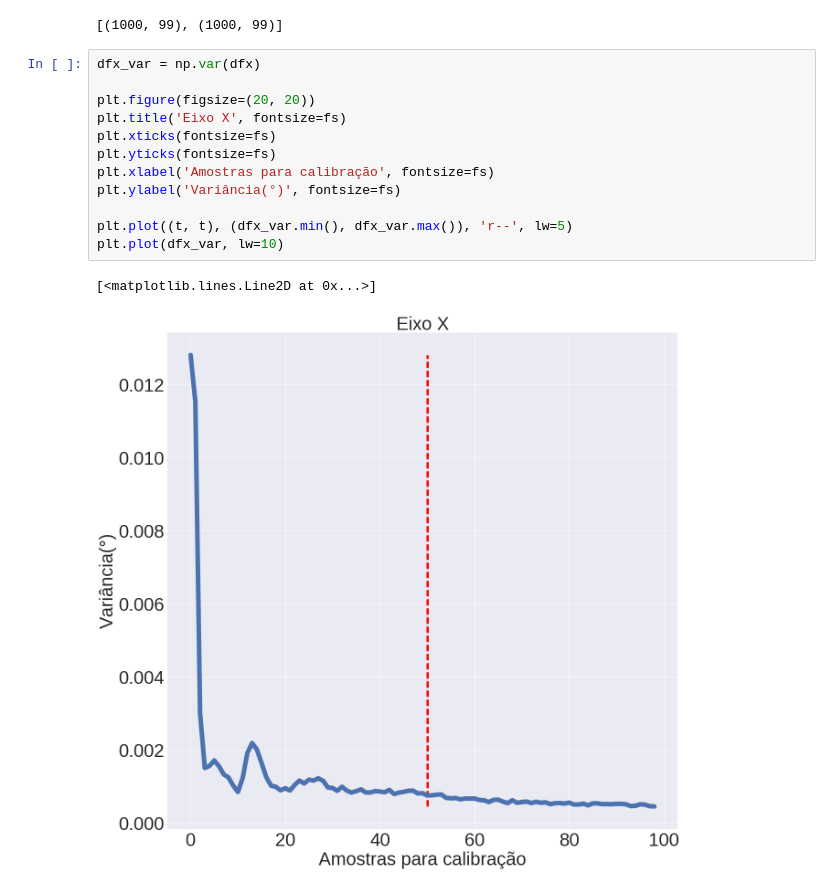
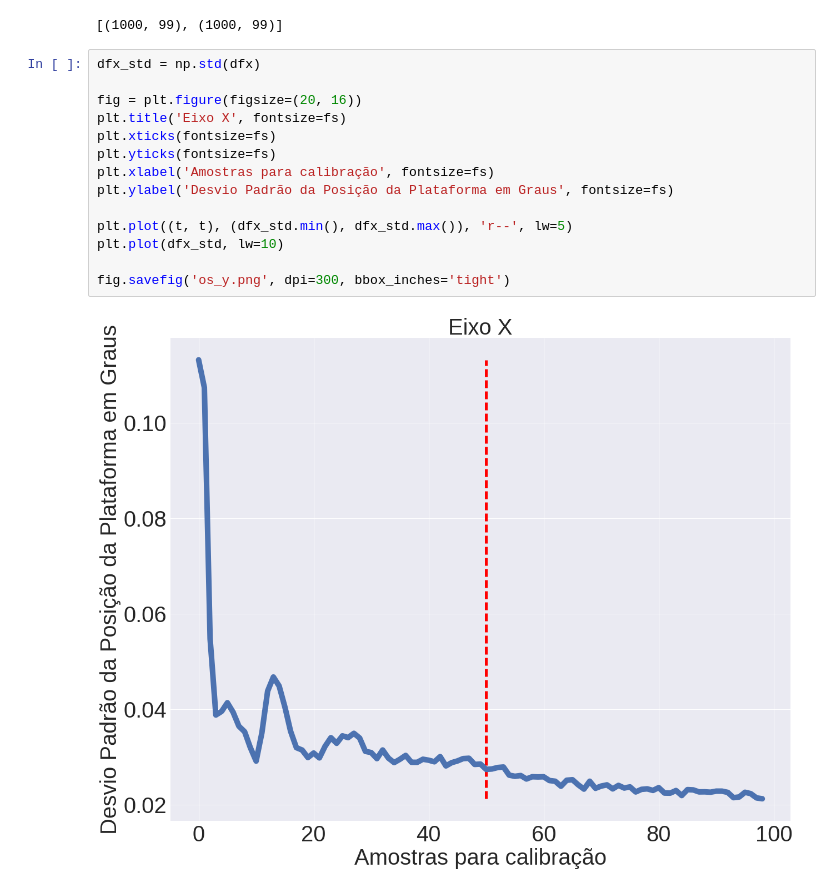
Before and after one commit to Amimaro/Accelerometer-Calibration, a Jupyter notebook: Offset_Plot.ipynb, the cells around one changed output. Cells and saved outputs as stored; diff of their text form.

```diff
--- a/Offset_Plot.ipynb
+++ b/Offset_Plot.ipynb
@@ -23,18 +23,19 @@ dfy_norm = (dfy - dfy.mean()) / (dfy.max() - dfy.min())
 # %% [output]
 [(1000, 99), (1000, 99)]
 # %%
-dfx_var = np.var(dfx)
+dfx_std = np.std(dfx)
 
-plt.figure(figsize=(20, 20))
+fig = plt.figure(figsize=(20, 16))
 plt.title('Eixo X', fontsize=fs)
 plt.xticks(fontsize=fs)
 plt.yticks(fontsize=fs)
 plt.xlabel('Amostras para calibração', fontsize=fs)
-plt.ylabel('Variância(°)', fontsize=fs)
+plt.ylabel('Desvio Padrão da Posição da Plataforma em Graus', fontsize=fs)
 
-plt.plot((t, t), (dfx_var.min(), dfx_var.max()), 'r--', lw=5)
-plt.plot(dfx_var, lw=10)
+plt.plot((t, t), (dfx_std.min(), dfx_std.max()), 'r--', lw=5)
+plt.plot(dfx_std, lw=10)
+
+fig.savefig('os_y.png', dpi=300, bbox_inches='tight')
 # %% [output]
-[<matplotlib.lines.Line2D at 0x...>]
-[figure, old version]
+[figure, new version]
 # %%
```
Also changed, not shown: parts of 1 cell of this notebook, 6 other files.
